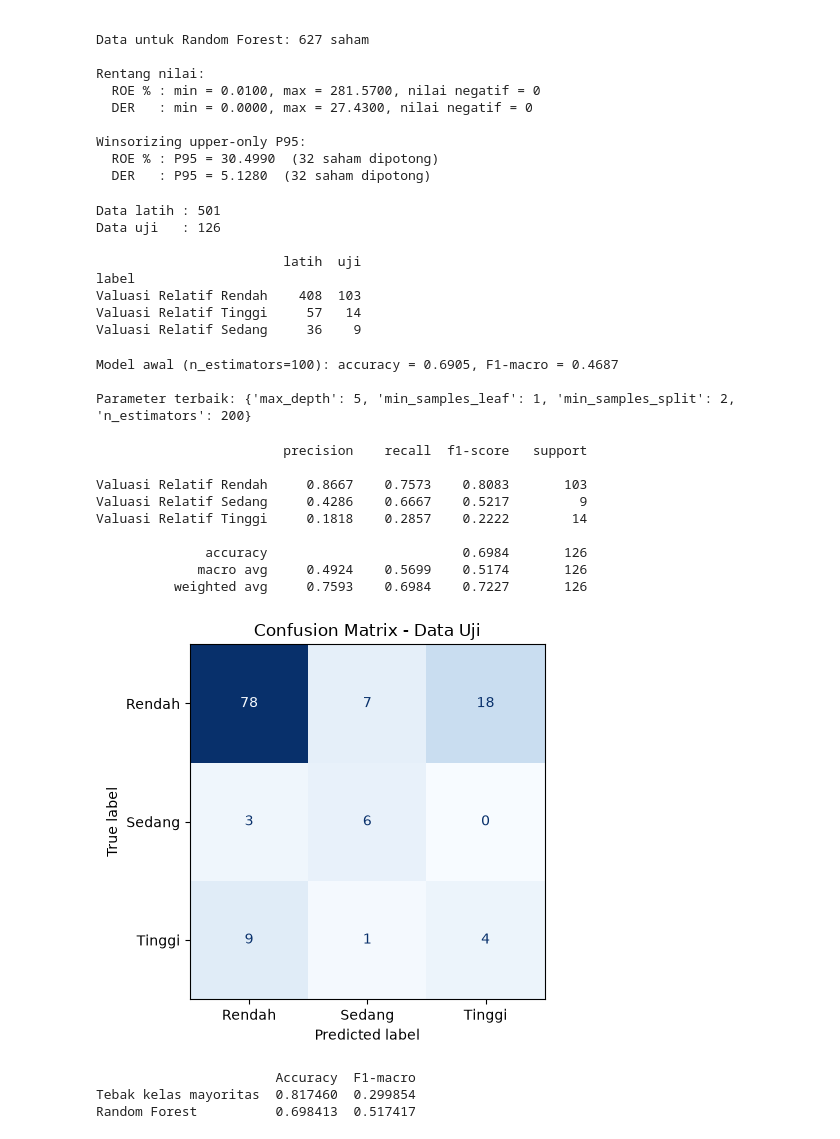
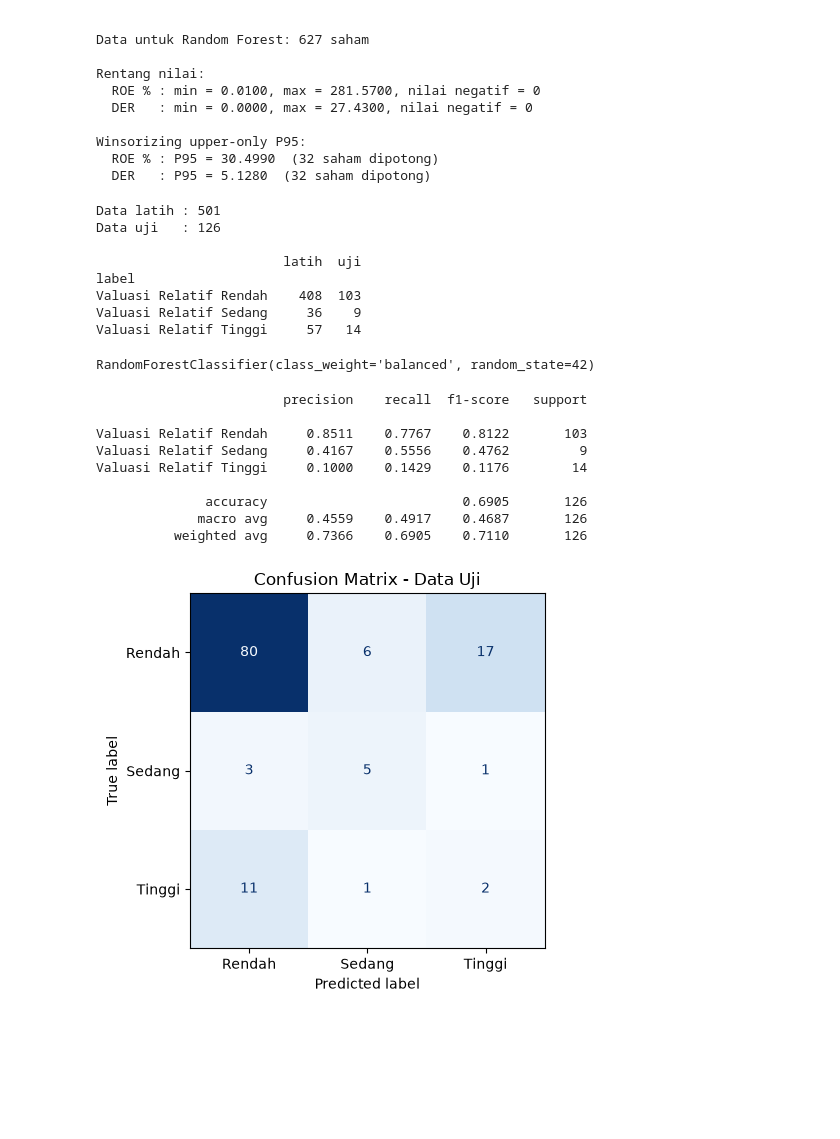
Before and after one commit to FelixJon17/screener-saham-bei, a Jupyter notebook: 535230119_SkripsiFelix.ipynb, the cells around one changed output. Saved outputs shown, nothing was run; the diff lists cells and outputs as text; code cells hidden in the pictures; blank space fills up the shorter version.

```diff
--- a/535230119_SkripsiFelix.ipynb
+++ b/535230119_SkripsiFelix.ipynb
@@ -63,7 +71,10 @@ n_sebelum = len(df)
 print(f"PER <= 0 : {(df['PER'] <= 0).sum()} saham")
 print(f"PBV <= 0 : {(df['PBV'] <= 0).sum()} saham")
 
-df = df[(df["PER"] > 0) & (df["PBV"] > 0)].reset_index(drop=True)
+if DATA == "positif":
+    df = df[(df["PER"] > 0) & (df["PBV"] > 0)].reset_index(drop=True)
+else:
+    print("\nDATA = 'semua': saham dengan PER/PBV <= 0 tetap digunakan")
 print(f"\nSebelum: {n_sebelum} | Sesudah: {len(df)} | Dihapus: {n_sebelum - len(df)}")
 # %% [output]
 PER <= 0 : 325 saham
@@ -286,7 +422,7 @@ X_tr, X_te, y_tr, y_te = train_test_split(
 
 print(f"Data latih : {len(X_tr)}")
 print(f"Data uji   : {len(X_te)}\n")
-print(pd.DataFrame({"latih": y_tr.value_counts(), "uji": y_te.value_counts()}))
+print(pd.DataFrame({"latih": y_tr.value_counts(), "uji": y_te.value_counts()}).reindex(URUTAN))
 # %% [output]
 Data latih : 501
 Data uji   : 126
@@ -294,63 +430,34 @@ Data uji   : 126
                         latih  uji
 label
 Valuasi Relatif Rendah    408  103
+Valuasi Relatif Sedang     36    9
 Valuasi Relatif Tinggi     57   14
-Valuasi Relatif Sedang     36    9
-# %%
-#Model Awal dan Grid Search
-rf_awal = RandomForestClassifier(n_estimators=100, class_weight="balanced",
-                                 random_state=RS).fit(X_tr, y_tr)
-yp = rf_awal.predict(X_te)
-print(f"Model awal (n_estimators=100): accuracy = {accuracy_score(y_te, yp):.4f}, "
-      f"F1-macro = {f1_score(y_te, yp, average='macro'):.4f}\n")
-
-param_grid = {"n_estimators": [200],
-              "max_depth": [None, 5, 10],
-              "min_samples_split": [2, 10],
-              "min_samples_leaf": [1, 3, 5, 10]}       # 1 x 3 x 2 x 4 = 24 kombinasi
-
-grid = GridSearchCV(
-    RandomForestClassifier(class_weight="balanced", random_state=RS),
-    param_grid, scoring="f1_macro",
-    cv=StratifiedKFold(5, shuffle=True, random_state=RS), n_jobs=-1)
-grid.fit(X_tr, y_tr)
-rf = grid.best_estimator_
-print(f"Parameter terbaik: {grid.best_params_}")
-# %% [output]
-Model awal (n_estimators=100): accuracy = 0.6905, F1-macro = 0.4687
-
-Parameter terbaik: {'max_depth': 5, 'min_samples_leaf': 1, 'min_samples_split': 2, 'n_estimators': 200}
+# %%
+#Model Awal
+rf = RandomForestClassifier(n_estimators=100, class_weight="balanced", random_state=RS)
+rf.fit(X_tr, y_tr)
+print(rf)
+# %% [output]
+RandomForestClassifier(class_weight='balanced', random_state=42)
 # %%
 #Evaluasi Confusion Matrix, Accruracy, Precision, Recall, F1-Score
 y_pred = rf.predict(X_te)
-print(classification_report(y_te, y_pred, digits=4))
+print(classification_report(y_te, y_pred, labels=URUTAN, digits=4))
 
-kelas = sorted(y.unique())
 fig, ax = plt.subplots(figsize=(5.5, 4.5))
-ConfusionMatrixDisplay(confusion_matrix(y_te, y_pred, labels=kelas),
-                       display_labels=[k.replace("Valuasi Relatif ", "") for k in kelas]
+ConfusionMatrixDisplay(confusion_matrix(y_te, y_pred, labels=URUTAN),
+                       display_labels=[k.replace("Valuasi Relatif ", "") for k in URUTAN]
                        ).plot(ax=ax, cmap="Blues", colorbar=False)
 ax.set_title("Confusion Matrix - Data Uji")
 plt.tight_layout(); plt.show()
-
-# pembanding: menebak kelas mayoritas
-y_base = DummyClassifier(strategy="most_frequent").fit(X_tr, y_tr).predict(X_te)
-print(pd.DataFrame({
-    "Accuracy": [accuracy_score(y_te, y_base), accuracy_score(y_te, y_pred)],
-    "F1-macro": [f1_score(y_te, y_base, average="macro", zero_division=0),
-                 f1_score(y_te, y_pred, average="macro")]},
-    index=["Tebak kelas mayoritas", "Random Forest"]))
 # %% [output]
                         precision    recall  f1-score   support
 
-Valuasi Relatif Rendah     0.8667    0.7573    0.8083       103
-Valuasi Relatif Sedang     0.4286    0.6667    0.5217         9
-Valuasi Relatif Tinggi     0.1818    0.2857    0.2222        14
+Valuasi Relatif Rendah     0.8511    0.7767    0.8122       103
+Valuasi Relatif Sedang     0.4167    0.5556    0.4762         9
+Valuasi Relatif Tinggi     0.1000    0.1429    0.1176        14
 
-              accuracy                         0.6984       126
-             macro avg     0.4924    0.5699    0.5174       126
-          weighted avg     0.7593    0.6984    0.7227       126
+              accuracy                         0.6905       126
+             macro avg     0.4559    0.4917    0.4687       126
+          weighted avg     0.7366    0.6905    0.7110       126
-[figure, old version]
+[figure, new version]
-                       Accuracy  F1-macro
-Tebak kelas mayoritas  0.817460  0.299854
-Random Forest          0.698413  0.517417
```
Also changed, not shown: parts of 14 cells of this notebook, 47 other files.
